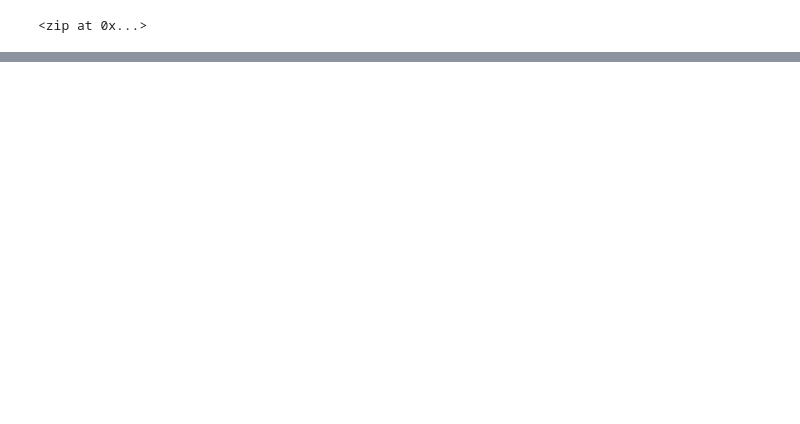
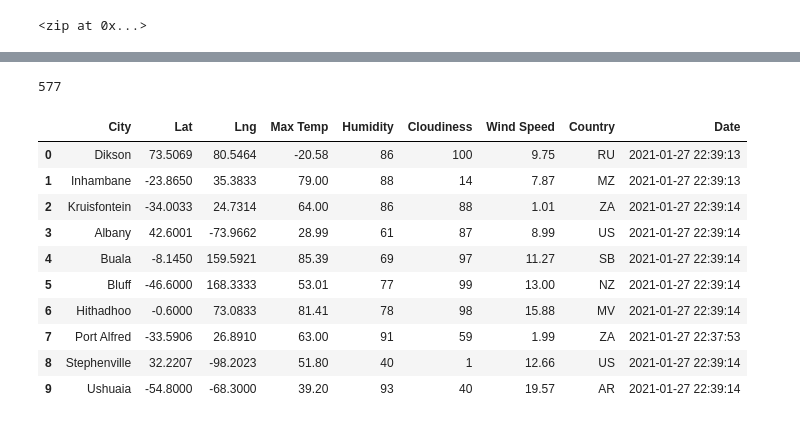
Before and after one commit to jobi97/world_weather_analysis, a Jupyter notebook: world_weather_analysis/WeatherPy.ipynb, the cells around one changed output, grey strips where cells are left out. Cells and saved outputs as stored; diff of their text form; code cells hidden in the pictures; blank space fills up the shorter version.

```diff
--- a/world_weather_analysis/WeatherPy.ipynb
+++ b/world_weather_analysis/WeatherPy.ipynb
@@ -33,0 +122,20 @@ len(cities)
+# %%
+len(city_data)
+# %% [output]
+577
+# %%
+# Convert the array of dictionaries to a Pandas DataFrame.
+city_data_df = pd.DataFrame(city_data)
+city_data_df.head(10)
+# %% [output]
+|  | City | Lat | Lng | Max Temp | Humidity | Cloudiness | Wind Speed | Country | Date |
+| 0 | Dikson | 73.5069 | 80.5464 | -20.58 | 86 | 100 | 9.75 | RU | 2021-01-27 22:39:13 |
+| 1 | Inhambane | -23.8650 | 35.3833 | 79.00 | 88 | 14 | 7.87 | MZ | 2021-01-27 22:39:13 |
+| 2 | Kruisfontein | -34.0033 | 24.7314 | 64.00 | 86 | 88 | 1.01 | ZA | 2021-01-27 22:39:14 |
+| 3 | Albany | 42.6001 | -73.9662 | 28.99 | 61 | 87 | 8.99 | US | 2021-01-27 22:39:14 |
+| 4 | Buala | -8.1450 | 159.5921 | 85.39 | 69 | 97 | 11.27 | SB | 2021-01-27 22:39:14 |
+| 5 | Bluff | -46.6000 | 168.3333 | 53.01 | 77 | 99 | 13.00 | NZ | 2021-01-27 22:39:14 |
+| 6 | Hithadhoo | -0.6000 | 73.0833 | 81.41 | 78 | 98 | 15.88 | MV | 2021-01-27 22:39:14 |
+| 7 | Port Alfred | -33.5906 | 26.8910 | 63.00 | 91 | 59 | 1.99 | ZA | 2021-01-27 22:37:53 |
+| 8 | Stephenville | 32.2207 | -98.2023 | 51.80 | 40 | 1 | 12.66 | US | 2021-01-27 22:39:14 |
+| 9 | Ushuaia | -54.8000 | -68.3000 | 39.20 | 93 | 40 | 19.57 | AR | 2021-01-27 22:39:14 |
```
Also changed, not shown: parts of 7 cells of this notebook, 2 other files.
